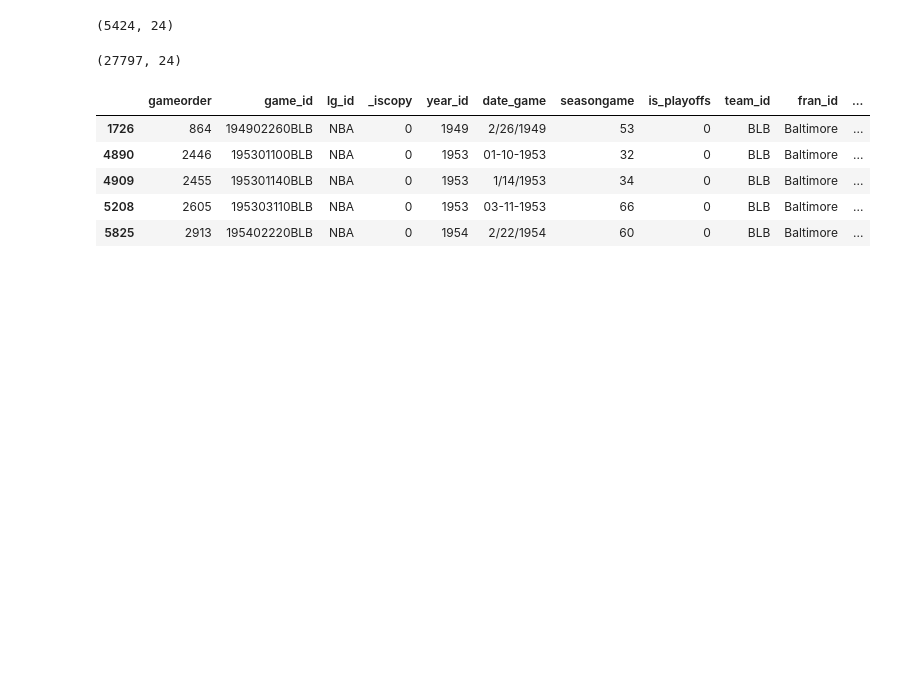
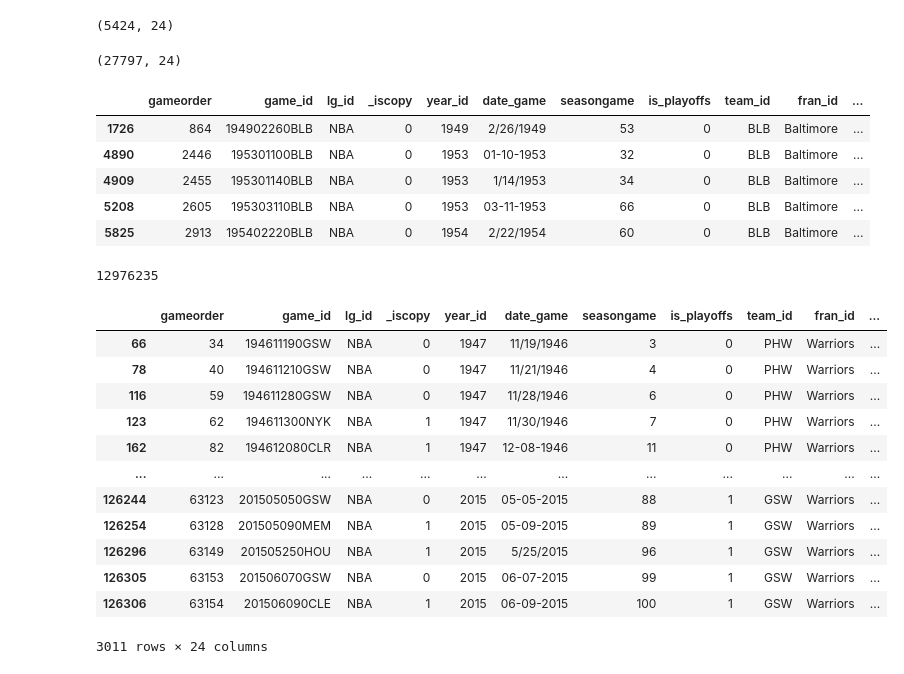
Before and after one commit to rayala144/Test_Projects, a Jupyter notebook: Pandas/Dataset_explore/Analyse_with_pandas.ipynb, the cells around one changed output. Cells and saved outputs as stored; diff of their text form; code cells hidden in the pictures; blank space fills up the shorter version.

```diff
--- a/Pandas/Dataset_explore/Analyse_with_pandas.ipynb
+++ b/Pandas/Dataset_explore/Analyse_with_pandas.ipynb
@@ -257,3 +269,30 @@ nba[
 | 4909 | 2455 | 195301140BLB | NBA | 0 | 1953 | 1/14/1953 | 34 | 0 | BLB | Baltimore | ... |
 | 5208 | 2605 | 195303110BLB | NBA | 0 | 1953 | 03-11-1953 | 66 | 0 | BLB | Baltimore | ... |
 | 5825 | 2913 | 195402220BLB | NBA | 0 | 1954 | 2/22/1954 | 60 | 0 | BLB | Baltimore | ... |
+# %%
+points = nba['pts']
+type(points)
+points.sum()
+# %% [output]
+12976235
+# %%
+warr_games = nba[
+    nba['fran_id'] == 'Warriors'
+]
+warr_games[
+    warr_games['pts'] <= warr_games['opp_pts']
+]
+# %% [output]
+|  | gameorder | game_id | lg_id | _iscopy | year_id | date_game | seasongame | is_playoffs | team_id | fran_id | ... |
+| 66 | 34 | 194611190GSW | NBA | 0 | 1947 | 11/19/1946 | 3 | 0 | PHW | Warriors | ... |
+| 78 | 40 | 194611210GSW | NBA | 0 | 1947 | 11/21/1946 | 4 | 0 | PHW | Warriors | ... |
+| 116 | 59 | 194611280GSW | NBA | 0 | 1947 | 11/28/1946 | 6 | 0 | PHW | Warriors | ... |
+| 123 | 62 | 194611300NYK | NBA | 1 | 1947 | 11/30/1946 | 7 | 0 | PHW | Warriors | ... |
+| 162 | 82 | 194612080CLR | NBA | 1 | 1947 | 12-08-1946 | 11 | 0 | PHW | Warriors | ... |
+| ... | ... | ... | ... | ... | ... | ... | ... | ... | ... | ... | ... |
+| 126244 | 63123 | 201505050GSW | NBA | 0 | 2015 | 05-05-2015 | 88 | 1 | GSW | Warriors | ... |
+| 126254 | 63128 | 201505090MEM | NBA | 1 | 2015 | 05-09-2015 | 89 | 1 | GSW | Warriors | ... |
+| 126296 | 63149 | 201505250HOU | NBA | 1 | 2015 | 5/25/2015 | 96 | 1 | GSW | Warriors | ... |
+| 126305 | 63153 | 201506070GSW | NBA | 0 | 2015 | 06-07-2015 | 99 | 1 | GSW | Warriors | ... |
+| 126306 | 63154 | 201506090CLE | NBA | 1 | 2015 | 06-09-2015 | 100 | 1 | GSW | Warriors | ... |
+3011 rows × 24 columns
```
Also changed, not shown: parts of 1 cell of this notebook, 2 other files.
